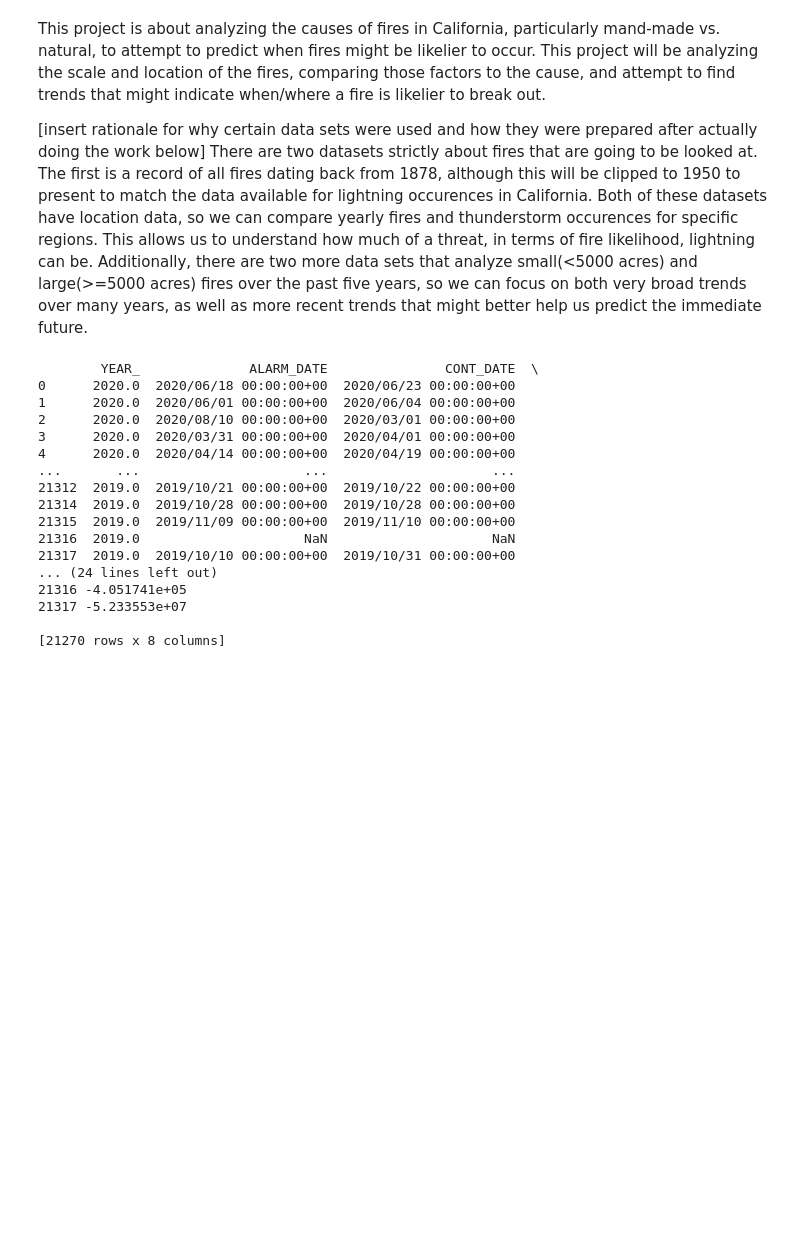
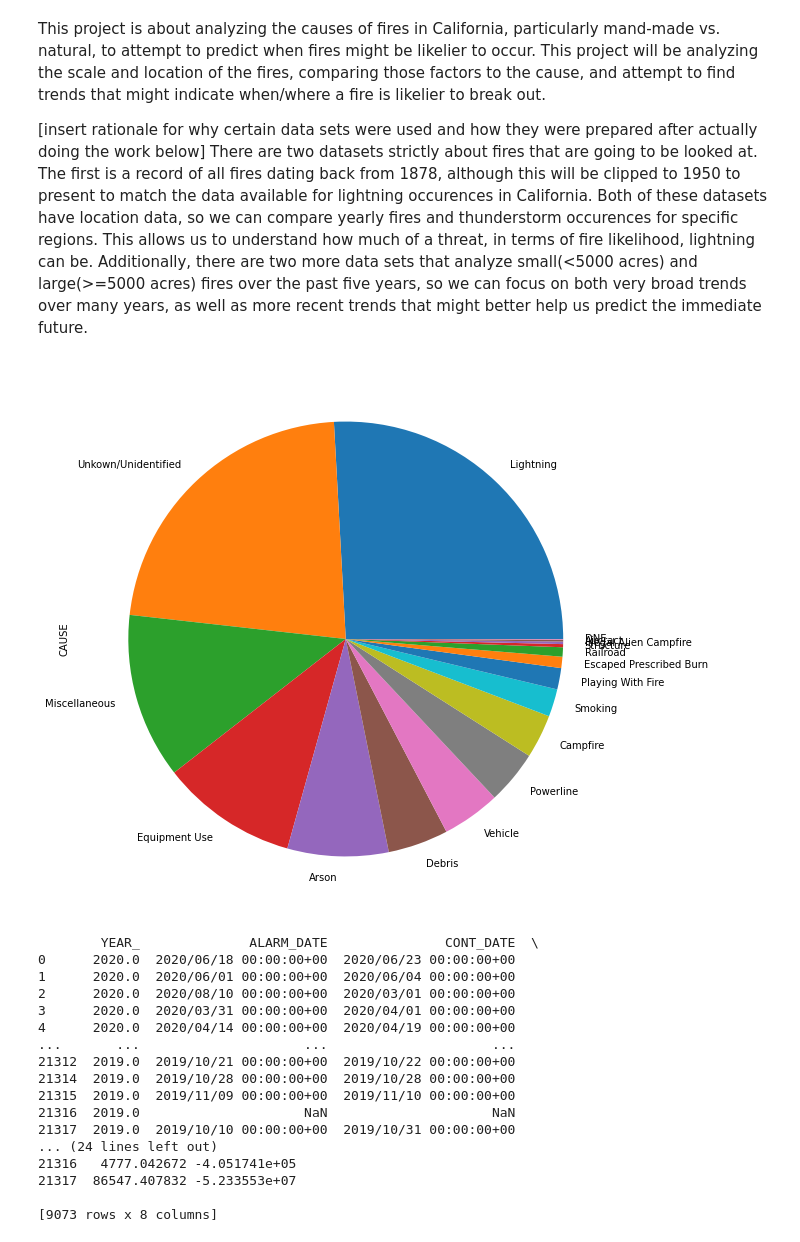
Before and after one commit to Vendr1ck/Xander_DataScience, a Jupyter notebook: WildfireResearch/wildfire.ipynb, the cells around one changed output. Saved outputs shown, nothing was run; the diff lists cells and outputs as text; code cells hidden in the pictures; blank space fills up the shorter version.

Commit message:
added plots and prepped some more of the data

```diff
--- a/WildfireResearch/wildfire.ipynb
+++ b/WildfireResearch/wildfire.ipynb
@@ -5,6 +5,7 @@ This project is about analyzing the causes of fires in California, particularly
 There are two datasets strictly about fires that are going to be looked at. The first is a record of all fires dating back from 1878, although this will be clipped to 1950 to present to match the data available for lightning occurences in California. Both of these datasets have location data, so we can compare yearly fires and thunderstorm occurences for specific regions. This allows us to understand how much of a threat, in terms of fire likelihood, lightning can be. Additionally, there are two more data sets that analyze small(<5000 acres) and large(>=5000 acres) fires over the past five years, so we can focus on both very broad trends over many years, as well as more recent trends that might better help us predict the immediate future.
 # %%
 import pandas as pd
+import matplotlib.pyplot as plt
 import csv
 import os
 
@@ -20,34 +21,51 @@ import os
 # 9 - Miscellaneous
 # 10 - Vehicle
 # 11 - Powerline
 # 12 -
 # 13 -
 # 14 - Unknown/Unidentified
 causes = {1:"Lightning", 2:"Equipment Use", 3:"Smoking", 4:"Campfire", 5:"Debris", 6:"Railroad", 7:"Arson", 8:"Playing With Fire",
-          9: "Miscellaneous", 10:"Vehicle", 11:"Powerline", 12:"DNE", 13:"DNE", 14:"Unkown/Unidentified", 18:"Escaped Prescribed Burn", None:"DNE"}
+          9: "Miscellaneous", 10:"Vehicle", 11:"Powerline", 12:"DNE", 13:"DNE", 14:"Unkown/Unidentified", 15:"Structure", 16:"Aircract", 18:"Escaped Prescribed Burn", 19:"Illegal Alien Campfire"}
 #C_Method
 # 1 - GPS Ground
 # 2 - GPS Air
 # 3 - Infrared
 # 4 - Other Imagery
 # 5 - Photo Interpretation
 # 6 - Hand Drawn
 # 7 - Mixed Collection Methods
 # 8 - Unknown
+C_Methods = {1.0:"GPS Ground", 2.0:"GPS Air", 3.0:"Infrared", 4.0:"Other Imagery", 5.0:"Photo Interpretation", 6.0:"Hand Drawn", 7.0:"Mixed Collection Methods", 8:"Unknown"}
 
 #declaring a list of columns we dont care about to remove later
 ignoreLabels = ["OBJECTID", "STATE", "AGENCY" , "UNIT_ID",  "FIRE_NAME", "INC_NUM", "COMMENTS", "REPORT_AC", "OBJECTIVE", "FIRE_NUM"]
 
 #getting the .csv data as pandas dataframe
 firesAll = pd.read_csv("California_Fire_Perimeters_(all).csv")
 
 #cleaning the data
 firesAll.drop(labels=ignoreLabels, axis=1, inplace=True) #gets rid of columns that we know are not useful for this study
 firesAll.CAUSE.replace(causes, inplace=True) #substitutes the number value for causes with the appropriate string
+firesAll.C_METHOD.replace(C_Methods, inplace=True) #substitues provided number value for text description
 firesAll.dropna(axis=0, subset=["CAUSE"], inplace=True) #gets rid of rows in cause that do not exist
+firesAll.dropna(axis=0, subset=["C_METHOD"], inplace=True) #gets rid of rows in cause that do not exist
+firesAll.drop
+
+#prepping data for plotting
+# causesCount = pd.DataFrame({"Lightning":firesAll["CAUSE"].value_counts})
+causesCount = firesAll["CAUSE"].value_counts()
+# print(causesCount)
+
+
+#plot the data
+#plot the pie chart for causes to determine which are most prevalent
+pieCauses = causesCount.plot(kind="pie", figsize=(10,10))
+
+plt.show()
 
 print(firesAll)
 # %% [output]
+[figure, added]
         YEAR_              ALARM_DATE               CONT_DATE  \
 0      2020.0  2020/06/18 00:00:00+00  2020/06/23 00:00:00+00
 1      2020.0  2020/06/01 00:00:00+00  2020/06/04 00:00:00+00
@@ -61,7 +79,7 @@ print(firesAll)
 21316  2019.0                     NaN                     NaN
 21317  2019.0  2019/10/10 00:00:00+00  2019/10/31 00:00:00+00
 ... (24 lines left out)
-21316 -4.051741e+05
-21317 -5.233553e+07
+21316   4777.042672 -4.051741e+05
+21317  86547.407832 -5.233553e+07
 
-[21270 rows x 8 columns]
+[9073 rows x 8 columns]
```
Also changed, not shown: parts of 1 cell of this notebook.
